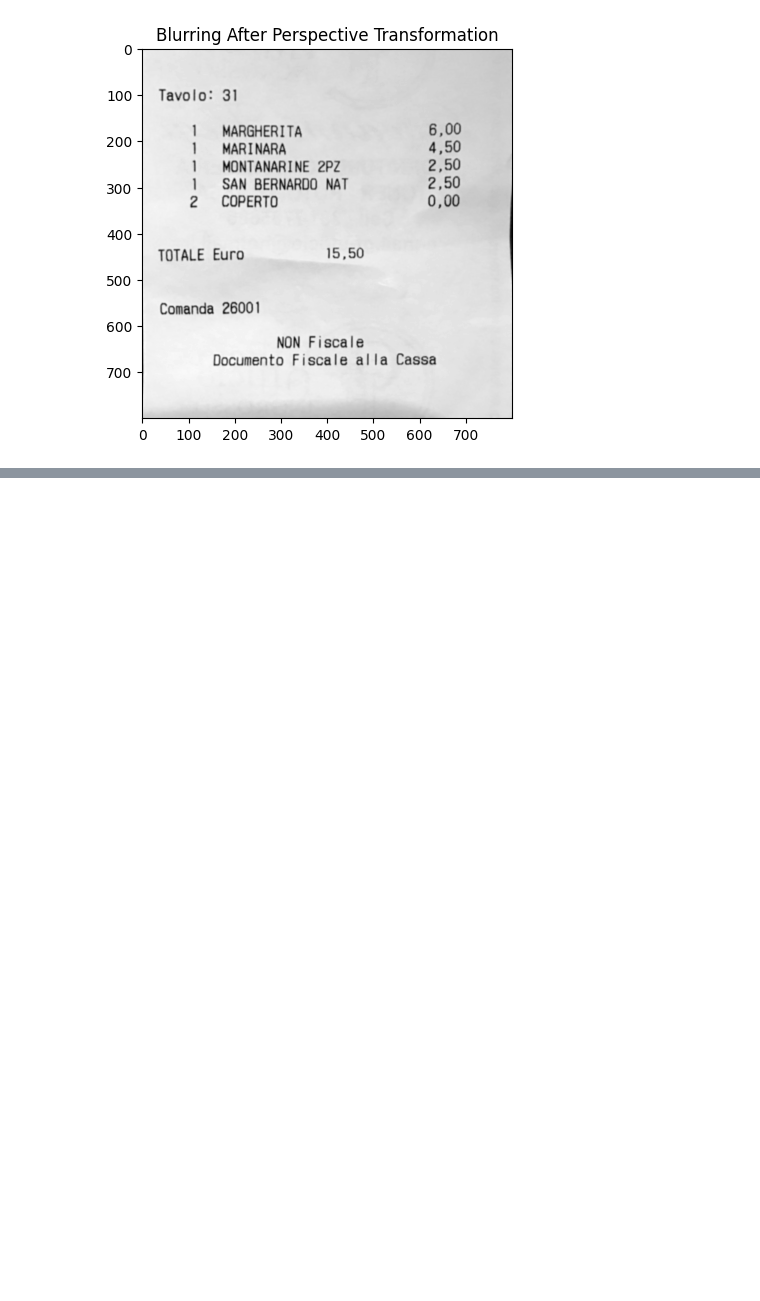
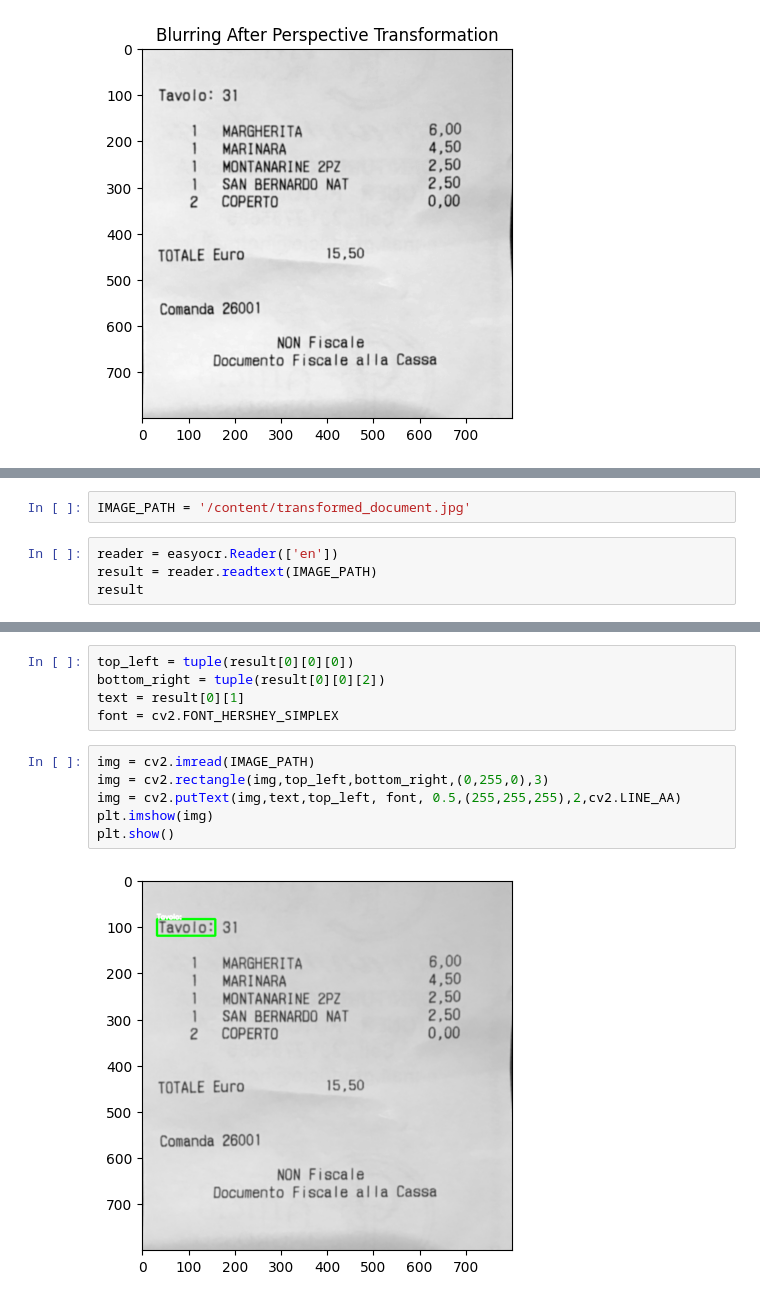
Before and after one commit to DhushanthanK/Scanning-Documents-with-Perspective-Transformation, a Jupyter notebook: Building_Document_Scanner_Using_OpenCV.ipynb, the cells around one changed output, grey strips where cells are left out. Drawn from its saved outputs; the diff is of its cells as text; blank space fills up the shorter version.

```diff
--- a/Building_Document_Scanner_Using_OpenCV.ipynb
+++ b/Building_Document_Scanner_Using_OpenCV.ipynb
@@ -147,0 +179,6 @@ else:
+# %%
+IMAGE_PATH = '/content/transformed_document.jpg'
+# %%
+reader = easyocr.Reader(['en'])
+result = reader.readtext(IMAGE_PATH)
+result
@@ -147,0 +208,13 @@ else:
+# %%
+top_left = tuple(result[0][0][0])
+bottom_right = tuple(result[0][0][2])
+text = result[0][1]
+font = cv2.FONT_HERSHEY_SIMPLEX
+# %%
+img = cv2.imread(IMAGE_PATH)
+img = cv2.rectangle(img,top_left,bottom_right,(0,255,0),3)
+img = cv2.putText(img,text,top_left, font, 0.5,(255,255,255),2,cv2.LINE_AA)
+plt.imshow(img)
+plt.show()
+# %% [output]
+[figure, added]
```
Also changed, not shown: parts of 10 cells of this notebook, 2 other files.
